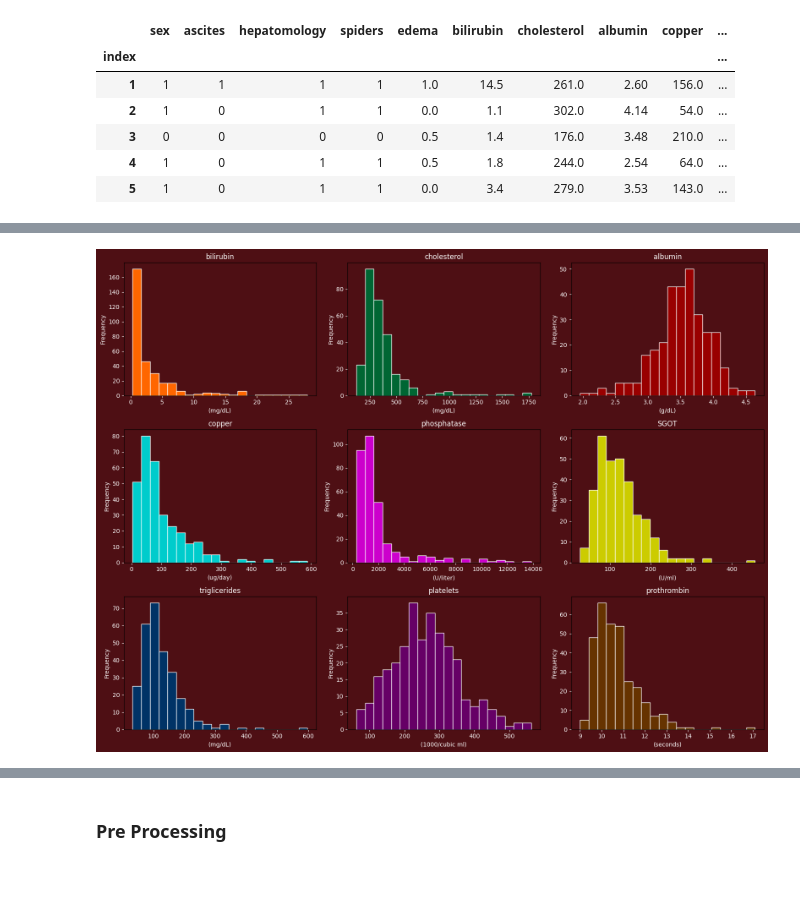
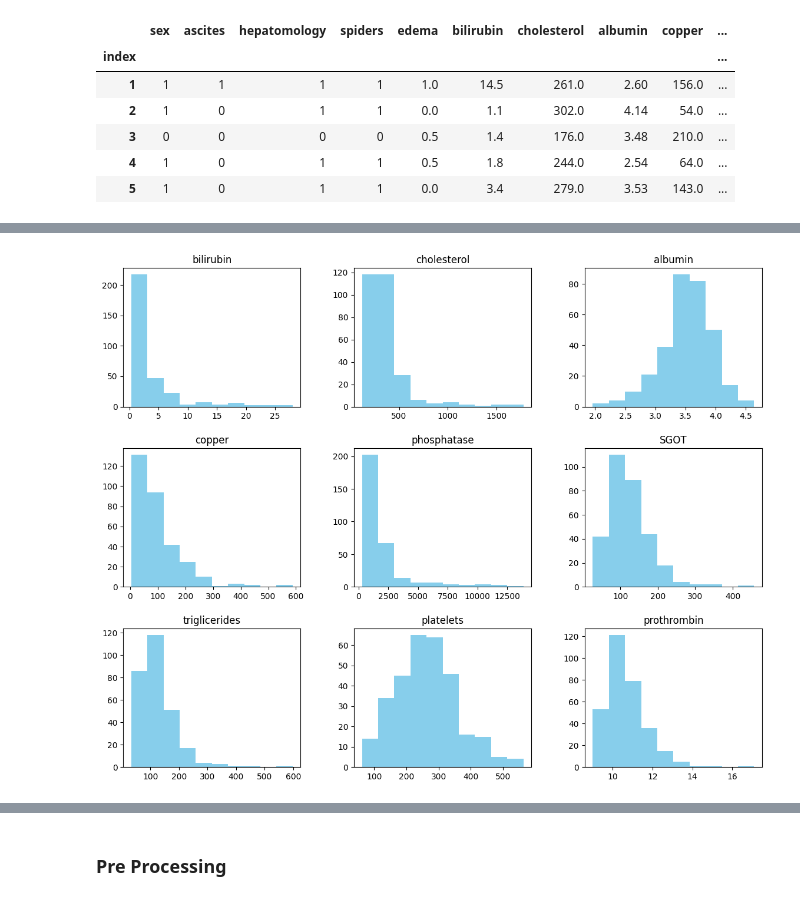
Before and after one commit to dedsec995/DS_Assignment1, a Jupyter notebook: assignment1.ipynb, the cells around one changed output, grey strips where cells are left out. Cells and saved outputs as stored; diff of their text form; code cells hidden in the pictures.

```diff
--- a/assignment1.ipynb
+++ b/assignment1.ipynb
@@ -195,46 +195,8 @@ df.describe()
 num_cols = ['bilirubin','cholesterol','albumin','copper','phosphatase','SGOT','triglicerides','platelets','prothrombin']
 cat_cols = ['sex','hepatomology']
 # %%
-units = {
-    'bilirubin': 'mg/dL',
-    'cholesterol': 'mg/dL',
-    'albumin': 'g/dL',
-    'copper': 'ug/day',
-    'phosphatase': 'U/liter',
-    'SGOT': 'U/ml',
-    'triglicerides': 'mg/dL',
-    'platelets': '1000/cubic ml',
-    'prothrombin': 'seconds'
-}
-
-
-colors = ['#FF6600', '#006633', '#990000', '#00CCCC', '#CC00CC', '#CCCC00', '#003366', '#660066', '#663300']
-# colors = ['b', 'g', 'r', 'c', 'm', 'y', 'orange', 'purple', 'brown']
-fig, axes = plt.subplots(nrows=3, ncols=3, figsize=(16, 12))
-axes = axes.flatten()
-
-# Set figure background to darkest red for consistency
-fig.patch.set_facecolor("#4e0f14")
-
-for ax in axes:
-    ax.set_facecolor("#4e0f14")  # subplot background dark red
-    # Set white text for titles, labels, and ticks
-    ax.title.set_color('white')
-    ax.xaxis.label.set_color('white')
-    ax.yaxis.label.set_color('white')
-    ax.tick_params(colors='white')
-
-for i, col in enumerate(num_cols):
-    ax = axes[i]
-    df[col].hist(bins=20, color=colors[i], edgecolor='white', ax=ax, grid=False)
-    ax.set_title(col)
-    ax.set_xlabel(f'({units[col]})')
-    ax.set_ylabel('Frequency')
-
-
-plt.tight_layout()
-plt.savefig('histogram.svg',format='svg')
+df.hist(column=num_cols,color='skyblue',figsize=(14,11),grid=False)
 plt.show()
 # %% [output]
-[figure, old version]
+[figure, new version]
 # %%
```
Also changed, not shown: parts of 11 cells of this notebook, 3 other files.
